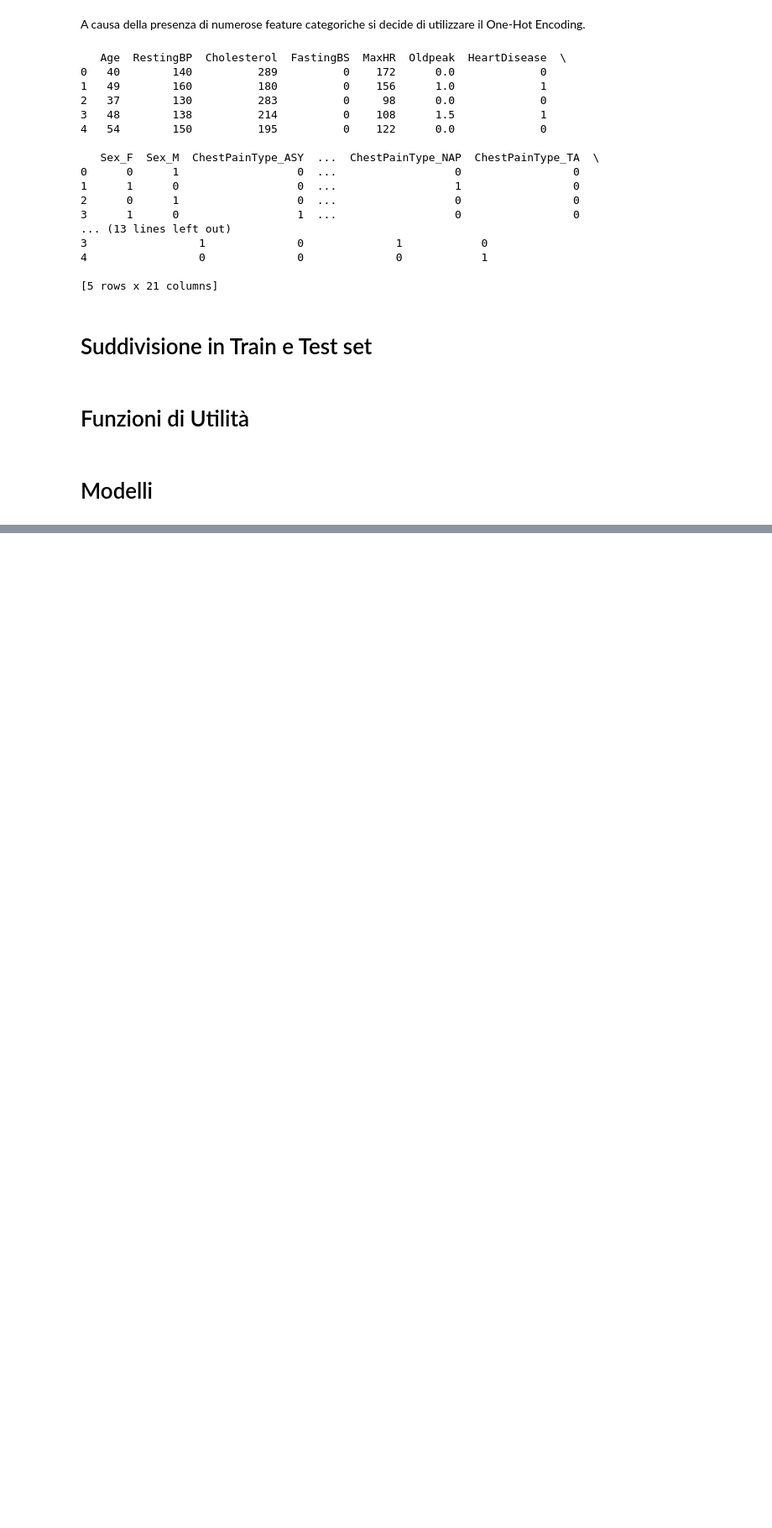
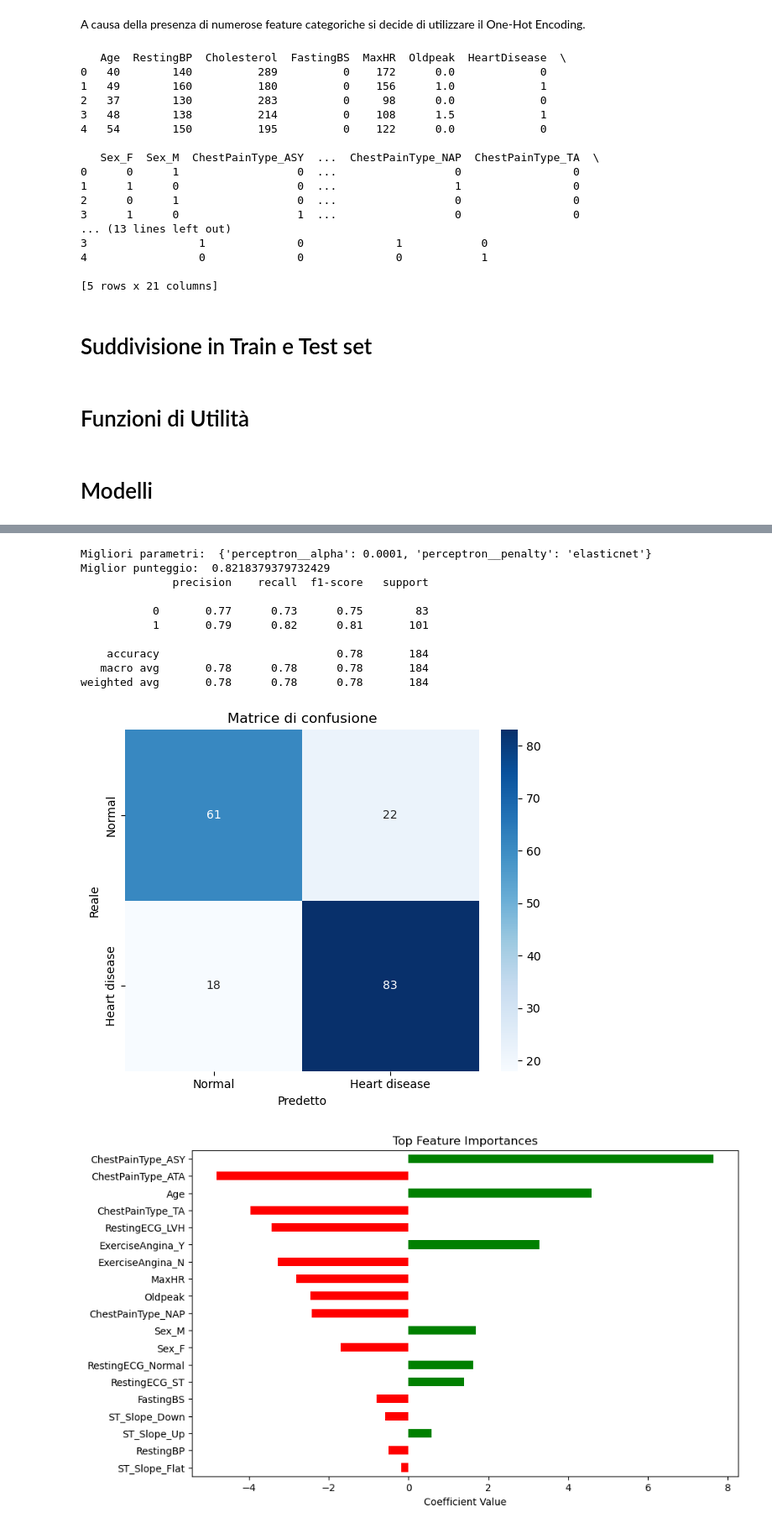
Before and after one commit to Orbmad/Data_Intensive_project, a Jupyter notebook: heart_failure_prediction.ipynb, the cells around one changed output, grey strips where cells are left out. Shown at 84% size. Cells and saved outputs as stored; diff of their text form; code cells hidden in the pictures; blank space fills up the shorter version.

```diff
--- a/heart_failure_prediction.ipynb
+++ b/heart_failure_prediction.ipynb
@@ -391,0 +472,31 @@ def plot_confusion_matrix(y_true, y_pred, class_order=[0, 1], class_labels=['Cla
+# %%
+perceptron_cv_noCholesterol = GridSearchCV(perceptron_with_stdscaler, perceptron_parameters, cv=5, scoring='f1', refit=True)
+
+X_train_noCholesterol = X_train.drop(columns=['Cholesterol'])
+X_test_noCholesterol = X_test.drop(columns=['Cholesterol'])
+
+perceptron_cv_noCholesterol.fit(X_train_noCholesterol, y_train)
+
+print('Migliori parametri: ', perceptron_cv_noCholesterol.best_params_)
+print('Miglior punteggio: ', perceptron_cv_noCholesterol.best_score_)
+
+best_perceptron_nC = perceptron_cv_noCholesterol.best_estimator_
+perceptron_nC_pred = best_perceptron_nC.predict(X_test_noCholesterol)
+print(classification_report(y_test, perceptron_nC_pred))
+
+plot_confusion_matrix(y_test, perceptron_nC_pred)
+
+plot_feature_importance(best_perceptron_nC.named_steps['perceptron'], X_train_noCholesterol.columns)
+# %% [output]
+Migliori parametri:  {'perceptron__alpha': 0.0001, 'perceptron__penalty': 'elasticnet'}
+Miglior punteggio:  0.8218379379732429
+              precision    recall  f1-score   support
+
+           0       0.77      0.73      0.75        83
+           1       0.79      0.82      0.81       101
+
+    accuracy                           0.78       184
+   macro avg       0.78      0.78      0.78       184
+weighted avg       0.78      0.78      0.78       184
+[figure, added]
+[figure, added]
```
Also changed, not shown: parts of 11 cells of this notebook.
